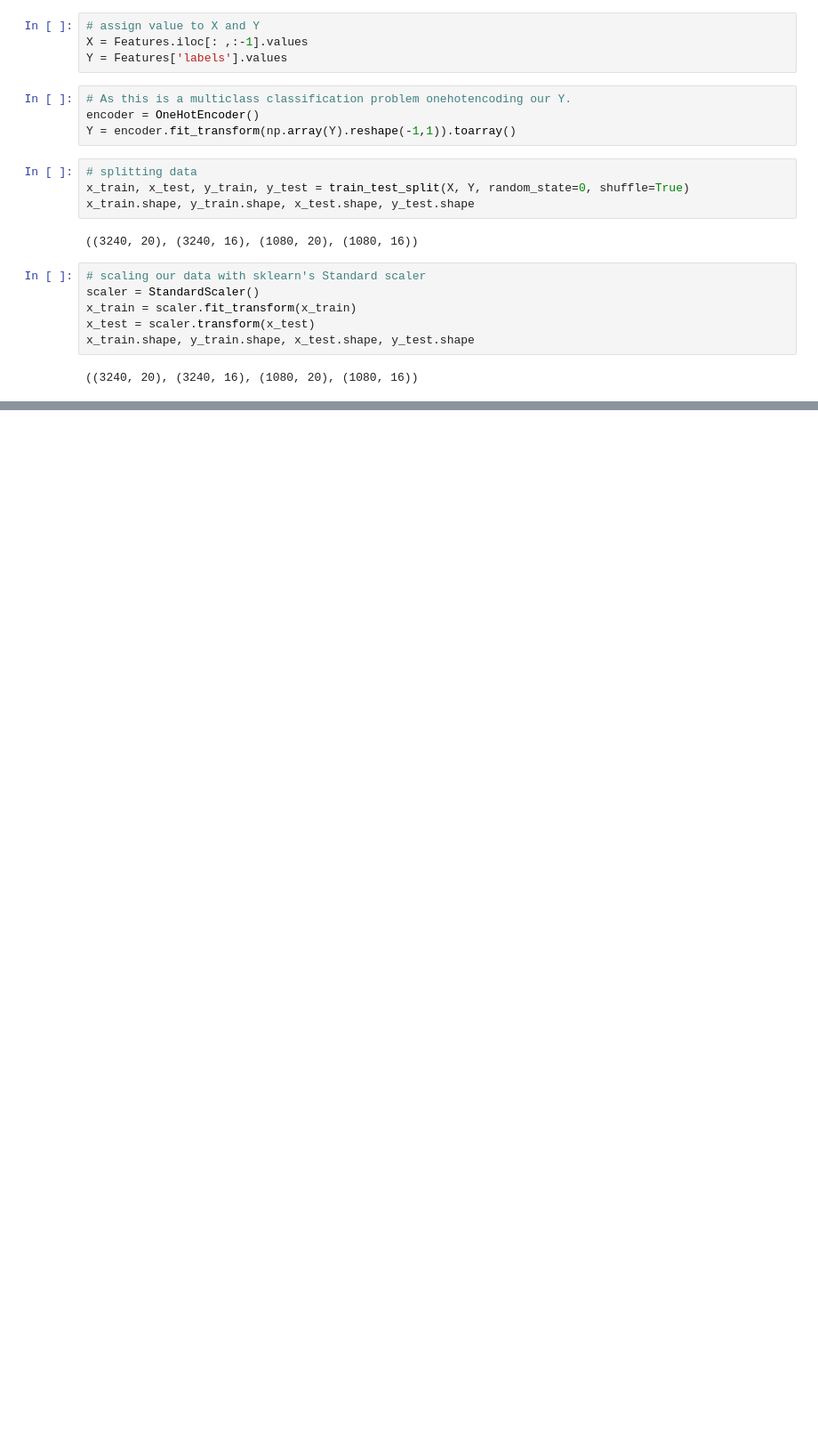
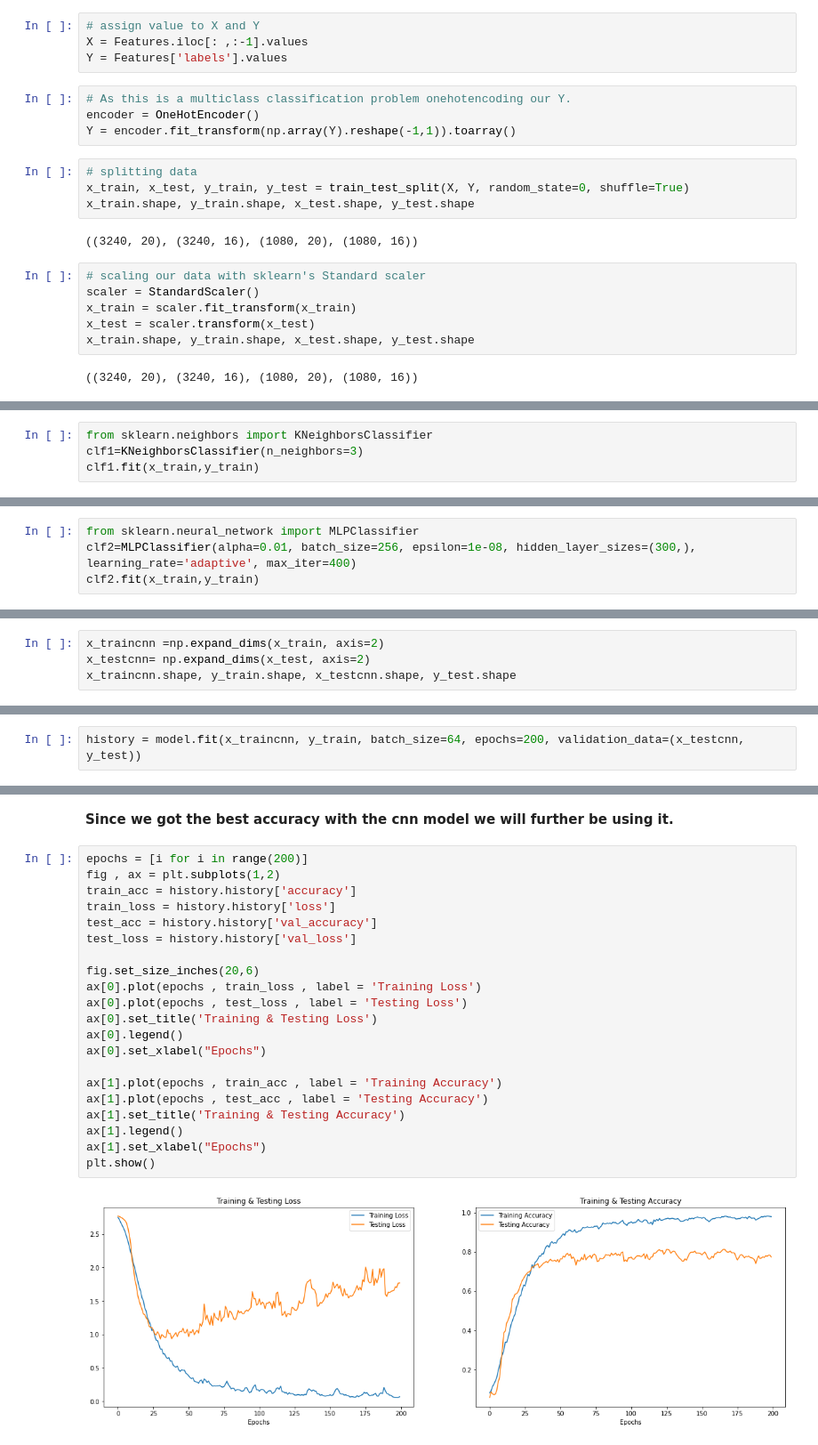
Before and after one commit to Rajesh1505/Speech_Emotion_Recognition_Rajesh_Kumar_Patel-Capstone_Project, a Jupyter notebook: Speech_Emotion_Recognition.ipynb, the cells around one changed output, grey strips where cells are left out. Shown at 89% size. Cells and saved outputs as stored; diff of their text form; blank space fills up the shorter version.

```diff
--- a/Speech_Emotion_Recognition.ipynb
+++ b/Speech_Emotion_Recognition.ipynb
@@ -470,0 +480,4 @@ x_train.shape, y_train.shape, x_test.shape, y_test.shape
+# %%
+from sklearn.neighbors import KNeighborsClassifier
+clf1=KNeighborsClassifier(n_neighbors=3)
+clf1.fit(x_train,y_train)
@@ -470,0 +497,4 @@ x_train.shape, y_train.shape, x_test.shape, y_test.shape
+# %%
+from sklearn.neural_network import MLPClassifier
+clf2=MLPClassifier(alpha=0.01, batch_size=256, epsilon=1e-08, hidden_layer_sizes=(300,), learning_rate='adaptive', max_iter=400)
+clf2.fit(x_train,y_train)
@@ -470,0 +514,4 @@ x_train.shape, y_train.shape, x_test.shape, y_test.shape
+# %%
+x_traincnn =np.expand_dims(x_train, axis=2)
+x_testcnn= np.expand_dims(x_test, axis=2)
+x_traincnn.shape, y_train.shape, x_testcnn.shape, y_test.shape
@@ -470,0 +573,2 @@ x_train.shape, y_train.shape, x_test.shape, y_test.shape
+# %%
+history = model.fit(x_traincnn, y_train, batch_size=64, epochs=200, validation_data=(x_testcnn, y_test))
@@ -470,0 +598,25 @@ x_train.shape, y_train.shape, x_test.shape, y_test.shape
+# %% [markdown]
+**Since we got the best accuracy with the cnn model we will further be using it.**
+# %%
+epochs = [i for i in range(200)]
+fig , ax = plt.subplots(1,2)
+train_acc = history.history['accuracy']
+train_loss = history.history['loss']
+test_acc = history.history['val_accuracy']
+test_loss = history.history['val_loss']
+
+fig.set_size_inches(20,6)
+ax[0].plot(epochs , train_loss , label = 'Training Loss')
+ax[0].plot(epochs , test_loss , label = 'Testing Loss')
+ax[0].set_title('Training & Testing Loss')
+ax[0].legend()
+ax[0].set_xlabel("Epochs")
+
+ax[1].plot(epochs , train_acc , label = 'Training Accuracy')
+ax[1].plot(epochs , test_acc , label = 'Testing Accuracy')
+ax[1].set_title('Training & Testing Accuracy')
+ax[1].legend()
+ax[1].set_xlabel("Epochs")
+plt.show()
+# %% [output]
+[figure, added]
```
Also changed, not shown: parts of 26 cells of this notebook.
